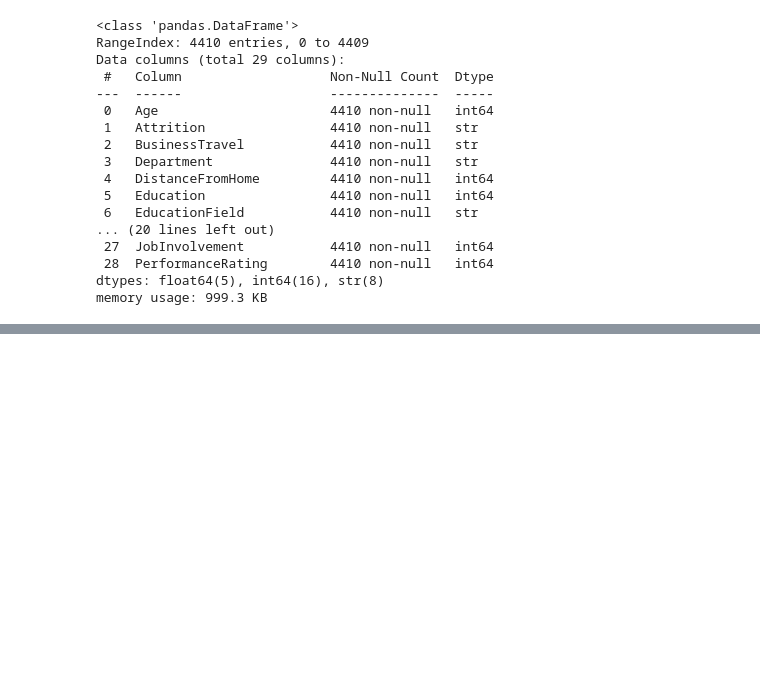
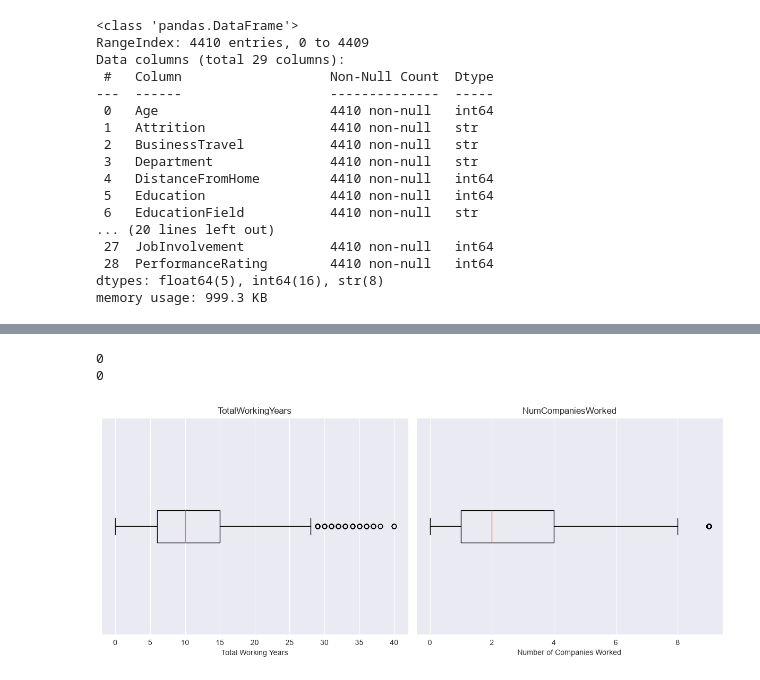
Before and after one commit to DangHoangMinhTu/Project-3---Clustering-HR-Analytics-Case-Study, a Jupyter notebook: HR-Analytics-Case-Study-Clustering.ipynb, the cells around one changed output, grey strips where cells are left out. Drawn from its saved outputs; the diff is of its cells as text; code cells hidden in the pictures; blank space fills up the shorter version.

```diff
--- a/HR-Analytics-Case-Study-Clustering.ipynb
+++ b/HR-Analytics-Case-Study-Clustering.ipynb
@@ -346,0 +242,2 @@ print(df_clean[['AvgWorkingHours', 'DaysWorked', 'DaysAbsent']].describe())
+# %%
+df = df_final.copy()
@@ -346,0 +266,37 @@ print(df_clean[['AvgWorkingHours', 'DaysWorked', 'DaysAbsent']].describe())
+# %%
+print(df.duplicated().sum())
+print(df['EmployeeID'].duplicated().sum())
+# %% [output]
+0
+0
+# %%
+fig, axes = plt.subplots(1, 2, figsize=(12, 5))
+
+axes[0].boxplot(
+    df['TotalWorkingYears'].dropna(),
+    vert=False
+)
+axes[0].set_title('TotalWorkingYears')
+axes[0].set_xlabel('Total Working Years')
+axes[0].get_yaxis().set_visible(False)
+
+
+axes[1].boxplot(
+    df['NumCompaniesWorked'].dropna(),
+    vert=False
+)
+axes[1].set_title('NumCompaniesWorked')
+axes[1].set_xlabel('Number of Companies Worked')
+axes[1].get_yaxis().set_visible(False)
+
+plt.tight_layout()
+
+plt.savefig(
+    'latex_report/src/figures/figure1.png',
+    dpi=300,
+    bbox_inches='tight'
+)
+
+plt.show()
+# %% [output]
+[figure, added]
```
Also changed, not shown: parts of 11 cells of this notebook.
